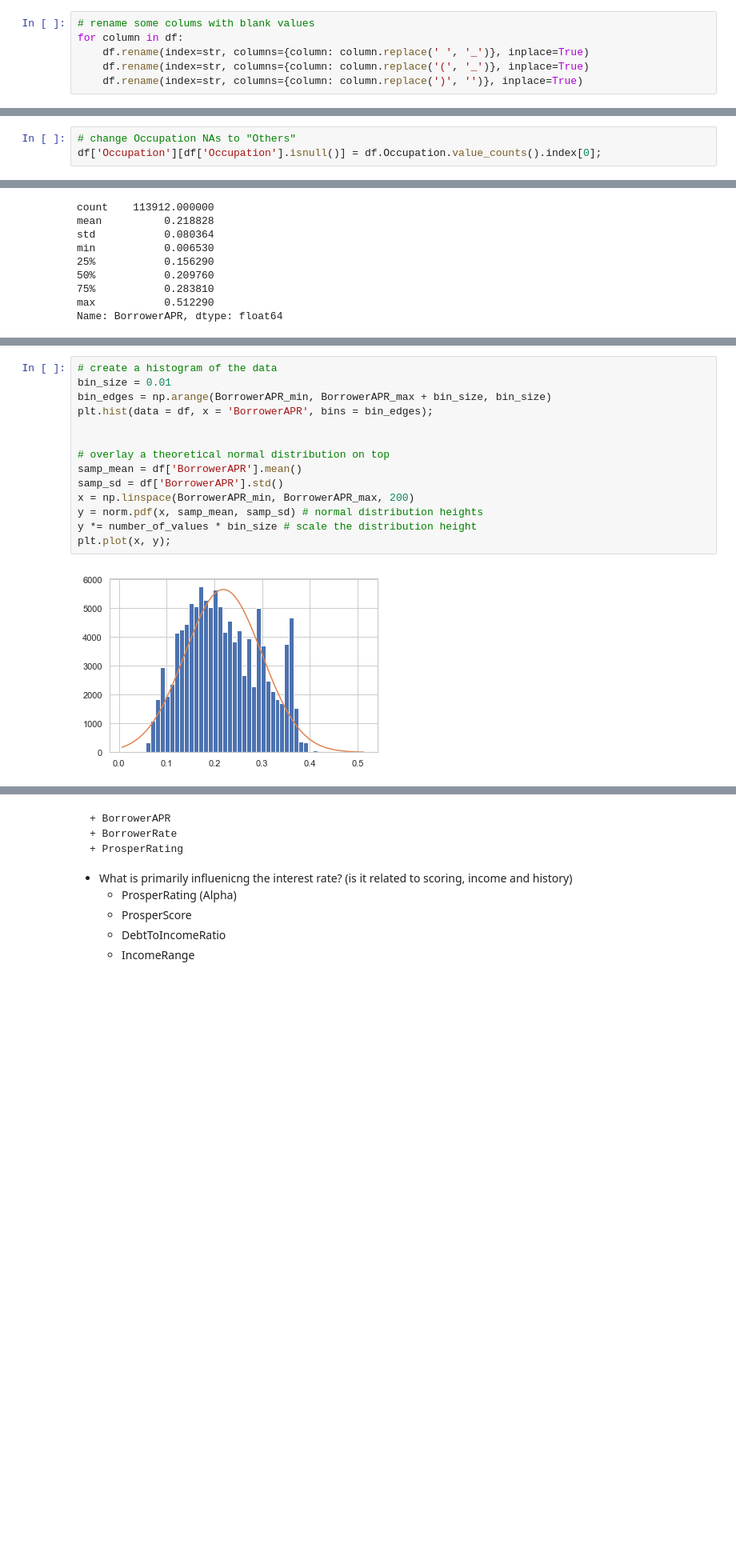
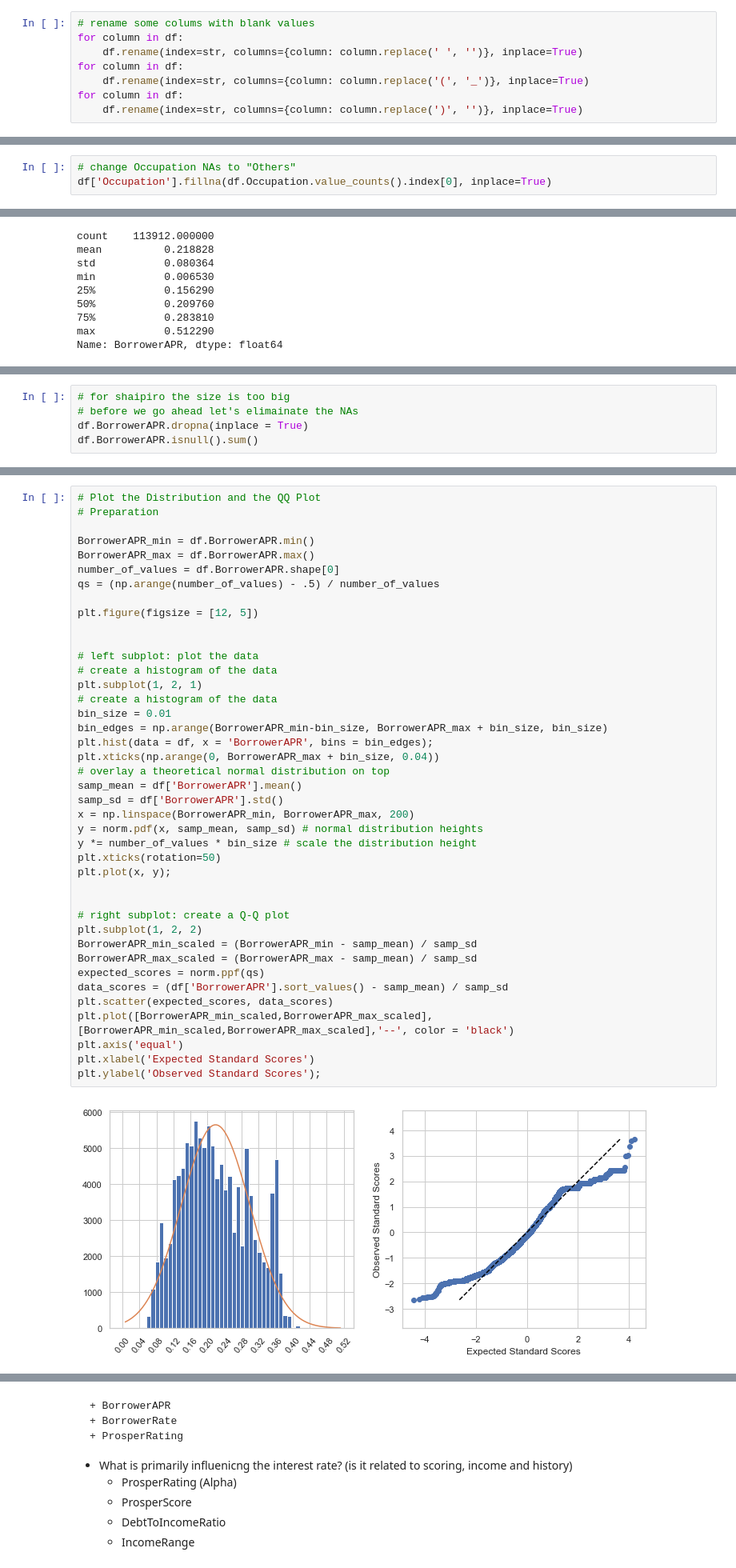
Before and after one commit to moosial/CommunicateDataFindings, a Jupyter notebook: exploration_Prosper_CA.ipynb, the cells around one changed output, grey strips where cells are left out. Shown: that part at 80% size. Cells and saved outputs as stored; diff of their text form; blank space fills up the shorter version.

```diff
--- a/exploration_Prosper_CA.ipynb
+++ b/exploration_Prosper_CA.ipynb
@@ -154,8 +154,10 @@ for attr in attr_2_be_del.Attributes:
 # %%
 # rename some colums with blank values
 for column in df:
-    df.rename(index=str, columns={column: column.replace(' ', '_')}, inplace=True)
+    df.rename(index=str, columns={column: column.replace(' ', '')}, inplace=True)
+for column in df:
     df.rename(index=str, columns={column: column.replace('(', '_')}, inplace=True)
+for column in df:
     df.rename(index=str, columns={column: column.replace(')', '')}, inplace=True)
 # %% [markdown]
 ### Missing Values
@@ -265,7 +267,7 @@ Name: Occupation, Length: 67, dtype: int64
 `Comment`: Oh my god, seems to be free text entry, actually not that bad. 67 different professions, majority is in _Others_, btw the missing values (3.1%) we can move
 # %%
 # change Occupation NAs to "Others"
-df['Occupation'][df['Occupation'].isnull()] = df.Occupation.value_counts().index[0];
+df['Occupation'].fillna(df.Occupation.value_counts().index[0], inplace=True)
 # %%
 df.Occupation.value_counts().isnull().sum()
 # %% [output]
@@ -514,0 +514,5 @@ number_of_values = df.shape[0]
+# %%
+# for shaipiro the size is too big
+# before we go ahead let's elimainate the NAs
+df.BorrowerAPR.dropna(inplace = True)
+df.BorrowerAPR.isnull().sum()
@@ -515,16 +521,43 @@ number_of_values = df.shape[0]
 # %%
+# Plot the Distribution and the QQ Plot
+# Preparation
+
+BorrowerAPR_min = df.BorrowerAPR.min()
+BorrowerAPR_max = df.BorrowerAPR.max()
+number_of_values = df.BorrowerAPR.shape[0]
+qs = (np.arange(number_of_values) - .5) / number_of_values
+
+plt.figure(figsize = [12, 5])
+
+
+# left subplot: plot the data
+# create a histogram of the data
+plt.subplot(1, 2, 1)
 # create a histogram of the data
 bin_size = 0.01
-bin_edges = np.arange(BorrowerAPR_min, BorrowerAPR_max + bin_size, bin_size)
+bin_edges = np.arange(BorrowerAPR_min-bin_size, BorrowerAPR_max + bin_size, bin_size)
 plt.hist(data = df, x = 'BorrowerAPR', bins = bin_edges);
-
-
+plt.xticks(np.arange(0, BorrowerAPR_max + bin_size, 0.04))
 # overlay a theoretical normal distribution on top
 samp_mean = df['BorrowerAPR'].mean()
 samp_sd = df['BorrowerAPR'].std()
 x = np.linspace(BorrowerAPR_min, BorrowerAPR_max, 200)
 y = norm.pdf(x, samp_mean, samp_sd) # normal distribution heights
 y *= number_of_values * bin_size # scale the distribution height
+plt.xticks(rotation=50)
 plt.plot(x, y);
+
+
+# right subplot: create a Q-Q plot
+plt.subplot(1, 2, 2)
+BorrowerAPR_min_scaled = (BorrowerAPR_min - samp_mean) / samp_sd
+BorrowerAPR_max_scaled = (BorrowerAPR_max - samp_mean) / samp_sd
+expected_scores = norm.ppf(qs)
+data_scores = (df['BorrowerAPR'].sort_values() - samp_mean) / samp_sd
+plt.scatter(expected_scores, data_scores)
+plt.plot([BorrowerAPR_min_scaled,BorrowerAPR_max_scaled],[BorrowerAPR_min_scaled,BorrowerAPR_max_scaled],'--', color = 'black')
+plt.axis('equal')
+plt.xlabel('Expected Standard Scores')
+plt.ylabel('Observed Standard Scores');
 # %% [output]
-[figure, old version]
+[figure, new version]
```
Also changed, not shown: parts of 18 cells of this notebook, 1 other file.
